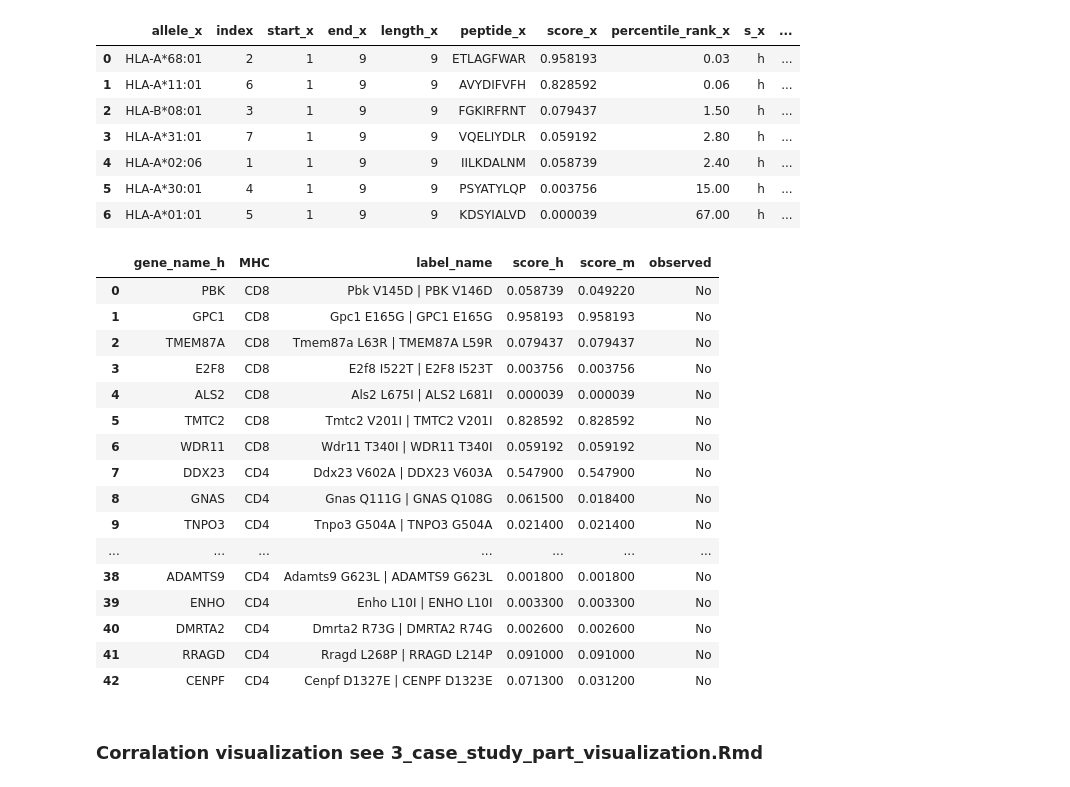
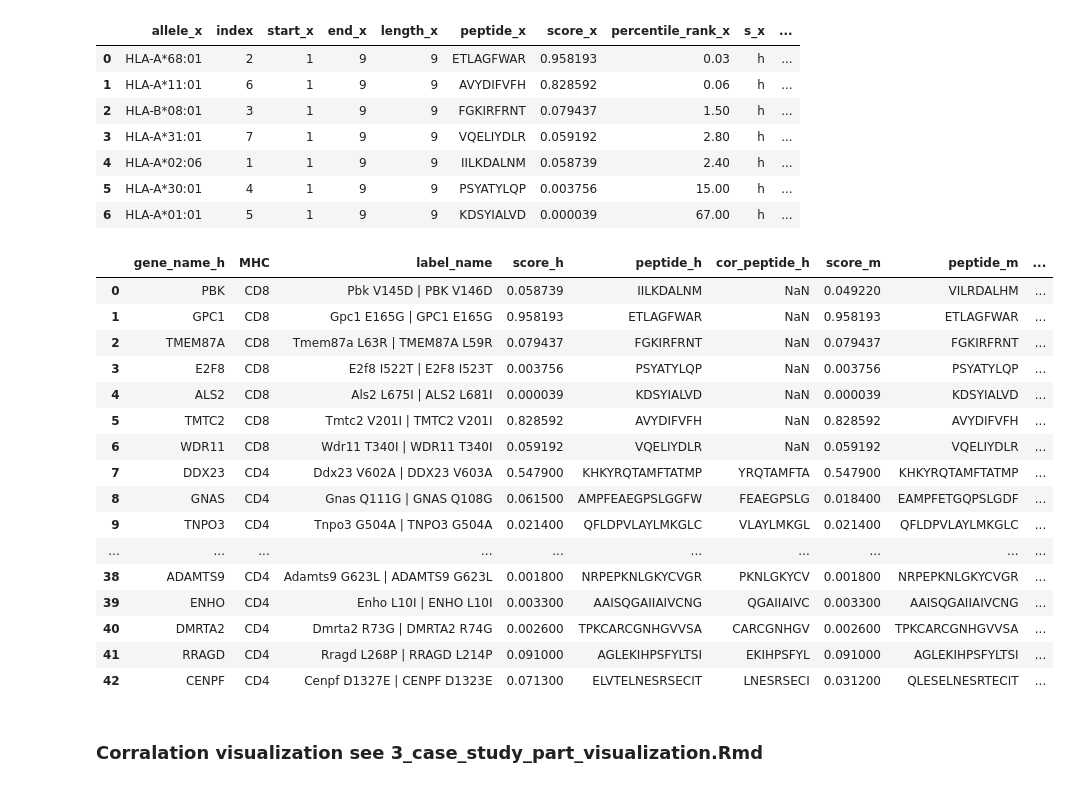
Before and after one commit to kexindon/h2m-public, a Jupyter notebook: 3_case_study.ipynb, the cells around one changed output. Drawn from its saved outputs; the diff is of its cells as text; code cells hidden in the pictures.

```diff
--- a/3_case_study.ipynb
+++ b/3_case_study.ipynb
@@ -356,6 +356,8 @@ df['list_of_epitope_m'] = list_of_epitope_m
 df.to_csv('/Users/gorkordkx/Documents/Output/h2m/neoantigen/neoantigen_output.csv', index = False)
 # %% [markdown]
 ### generate txt files for MHC epi prediction
+# %%
+df = pd.read_csv('/Users/gorkordkx/Documents/Output/h2m/neoantigen/neoantigen_output.csv')
 # %%
 df_epi = df.drop_duplicates(subset = 'index').reset_index(drop=True)
 df_mhcii = df_epi[['4' in x for x in df_epi['T']]].reset_index(drop=True)
@@ -433,33 +435,36 @@ df_result_ii = pd.merge(result_ii, df_mhcii, on = 'index', how = 'outer').sort_v
 df_result = pd.concat([df_result_i, df_result_ii],ignore_index=True)
 df_result['name'] = [f'{gene_name_m} {HGVSp_m} | {gene_name_h} {HGVSp_h}' for gene_name_m,HGVSp_m,gene_name_h,HGVSp_h in zip(df_result['gene_name_m'],df_result['HGVSp_m'], df_result['gene_name_h'], df_result['HGVSp_h'] )]
 # %%
-df_sub_for_plot = df_result[['gene_name_h','T','name','score_x','score_y']].reset_index(drop=True).drop_duplicates().reset_index(drop=True)
+df_sub_for_plot = df_result[['gene_name_h','T','name','score_x','peptide_x','core_peptide_x','score_y','peptide_y','core_peptide_y']].reset_index(drop=True).drop_duplicates().reset_index(drop=True)
 # %%
 df_sub_for_plot['T'] = [x[:3] for x in df_sub_for_plot['T']]
-df_sub_for_plot.columns = ['gene_name_h','MHC','label_name','score_h','score_m']
+df_sub_for_plot.columns = ['gene_name_h','MHC','label_name','score_h','peptide_h','cor_peptide_h','score_m','peptide_m','cor_peptide_m']
 # %%
-df_sub_for_plot['observed'] = 'No'
-df_sub_for_plot.iloc[[25,36,31],5] = 'Yes'
+df_sub_for_plot['observed'] = False
+df_sub_for_plot.iloc[[25,36,31],9] = True
-# %%
-df_sub_for_plot
-# %% [output]
-|  | gene_name_h | MHC | label_name | score_h | score_m | observed |
-| 0 | PBK | CD8 | Pbk V145D | PBK V146D | 0.058739 | 0.049220 | No |
-| 1 | GPC1 | CD8 | Gpc1 E165G | GPC1 E165G | 0.958193 | 0.958193 | No |
-| 2 | TMEM87A | CD8 | Tmem87a L63R | TMEM87A L59R | 0.079437 | 0.079437 | No |
-| 3 | E2F8 | CD8 | E2f8 I522T | E2F8 I523T | 0.003756 | 0.003756 | No |
-| 4 | ALS2 | CD8 | Als2 L675I | ALS2 L681I | 0.000039 | 0.000039 | No |
-| 5 | TMTC2 | CD8 | Tmtc2 V201I | TMTC2 V201I | 0.828592 | 0.828592 | No |
-| 6 | WDR11 | CD8 | Wdr11 T340I | WDR11 T340I | 0.059192 | 0.059192 | No |
-| 7 | DDX23 | CD4 | Ddx23 V602A | DDX23 V603A | 0.547900 | 0.547900 | No |
-| 8 | GNAS | CD4 | Gnas Q111G | GNAS Q108G | 0.061500 | 0.018400 | No |
-| 9 | TNPO3 | CD4 | Tnpo3 G504A | TNPO3 G504A | 0.021400 | 0.021400 | No |
-| ... | ... | ... | ... | ... | ... | ... |
-| 38 | ADAMTS9 | CD4 | Adamts9 G623L | ADAMTS9 G623L | 0.001800 | 0.001800 | No |
-| 39 | ENHO | CD4 | Enho L10I | ENHO L10I | 0.003300 | 0.003300 | No |
-| 40 | DMRTA2 | CD4 | Dmrta2 R73G | DMRTA2 R74G | 0.002600 | 0.002600 | No |
-| 41 | RRAGD | CD4 | Rragd L268P | RRAGD L214P | 0.091000 | 0.091000 | No |
-| 42 | CENPF | CD4 | Cenpf D1327E | CENPF D1323E | 0.071300 | 0.031200 | No |
+# %%
+df_sub_for_plot['pep_matched'] = [str(x)==str(y) for x,y in zip(df_sub_for_plot['peptide_h'],df_sub_for_plot['peptide_m'])]
+df_sub_for_plot['core_pep_matched'] = [str(x)==str(y) for x,y in zip(df_sub_for_plot['cor_peptide_h'],df_sub_for_plot['cor_peptide_h'])]
+df_sub_for_plot.iloc[:7,-1] = None
+df_sub_for_plot
+# %% [output]
+|  | gene_name_h | MHC | label_name | score_h | peptide_h | cor_peptide_h | score_m | peptide_m | ... |
+| 0 | PBK | CD8 | Pbk V145D | PBK V146D | 0.058739 | IILKDALNM | NaN | 0.049220 | VILRDALHM | ... |
+| 1 | GPC1 | CD8 | Gpc1 E165G | GPC1 E165G | 0.958193 | ETLAGFWAR | NaN | 0.958193 | ETLAGFWAR | ... |
+| 2 | TMEM87A | CD8 | Tmem87a L63R | TMEM87A L59R | 0.079437 | FGKIRFRNT | NaN | 0.079437 | FGKIRFRNT | ... |
+| 3 | E2F8 | CD8 | E2f8 I522T | E2F8 I523T | 0.003756 | PSYATYLQP | NaN | 0.003756 | PSYATYLQP | ... |
+| 4 | ALS2 | CD8 | Als2 L675I | ALS2 L681I | 0.000039 | KDSYIALVD | NaN | 0.000039 | KDSYIALVD | ... |
+| 5 | TMTC2 | CD8 | Tmtc2 V201I | TMTC2 V201I | 0.828592 | AVYDIFVFH | NaN | 0.828592 | AVYDIFVFH | ... |
+| 6 | WDR11 | CD8 | Wdr11 T340I | WDR11 T340I | 0.059192 | VQELIYDLR | NaN | 0.059192 | VQELIYDLR | ... |
+| 7 | DDX23 | CD4 | Ddx23 V602A | DDX23 V603A | 0.547900 | KHKYRQTAMFTATMP | YRQTAMFTA | 0.547900 | KHKYRQTAMFTATMP | ... |
+| 8 | GNAS | CD4 | Gnas Q111G | GNAS Q108G | 0.061500 | AMPFEAEGPSLGGFW | FEAEGPSLG | 0.018400 | EAMPFETGQPSLGDF | ... |
+| 9 | TNPO3 | CD4 | Tnpo3 G504A | TNPO3 G504A | 0.021400 | QFLDPVLAYLMKGLC | VLAYLMKGL | 0.021400 | QFLDPVLAYLMKGLC | ... |
+| ... | ... | ... | ... | ... | ... | ... | ... | ... | ... |
+| 38 | ADAMTS9 | CD4 | Adamts9 G623L | ADAMTS9 G623L | 0.001800 | NRPEPKNLGKYCVGR | PKNLGKYCV | 0.001800 | NRPEPKNLGKYCVGR | ... |
+| 39 | ENHO | CD4 | Enho L10I | ENHO L10I | 0.003300 | AAISQGAIIAIVCNG | QGAIIAIVC | 0.003300 | AAISQGAIIAIVCNG | ... |
+| 40 | DMRTA2 | CD4 | Dmrta2 R73G | DMRTA2 R74G | 0.002600 | TPKCARCGNHGVVSA | CARCGNHGV | 0.002600 | TPKCARCGNHGVVSA | ... |
+| 41 | RRAGD | CD4 | Rragd L268P | RRAGD L214P | 0.091000 | AGLEKIHPSFYLTSI | EKIHPSFYL | 0.091000 | AGLEKIHPSFYLTSI | ... |
+| 42 | CENPF | CD4 | Cenpf D1327E | CENPF D1323E | 0.071300 | ELVTELNESRSECIT | LNESRSECI | 0.031200 | QLESELNESRTECIT | ... |
 # %%
 df_sub_for_plot.to_csv('/Users/gorkordkx/Documents/Output/h2m/neoantigen/mhc_result_rank_top.csv', index = False)
 # %% [markdown]
```
Also changed, not shown: parts of 4 cells of this notebook, 1 other file.
